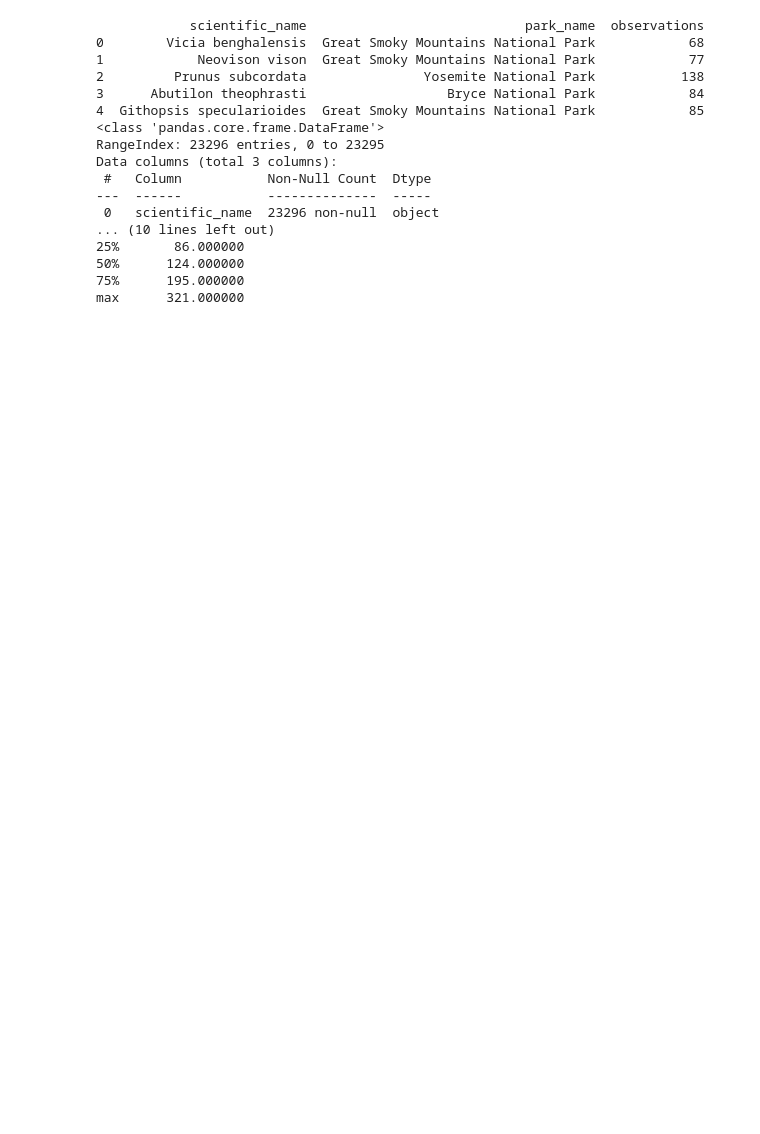
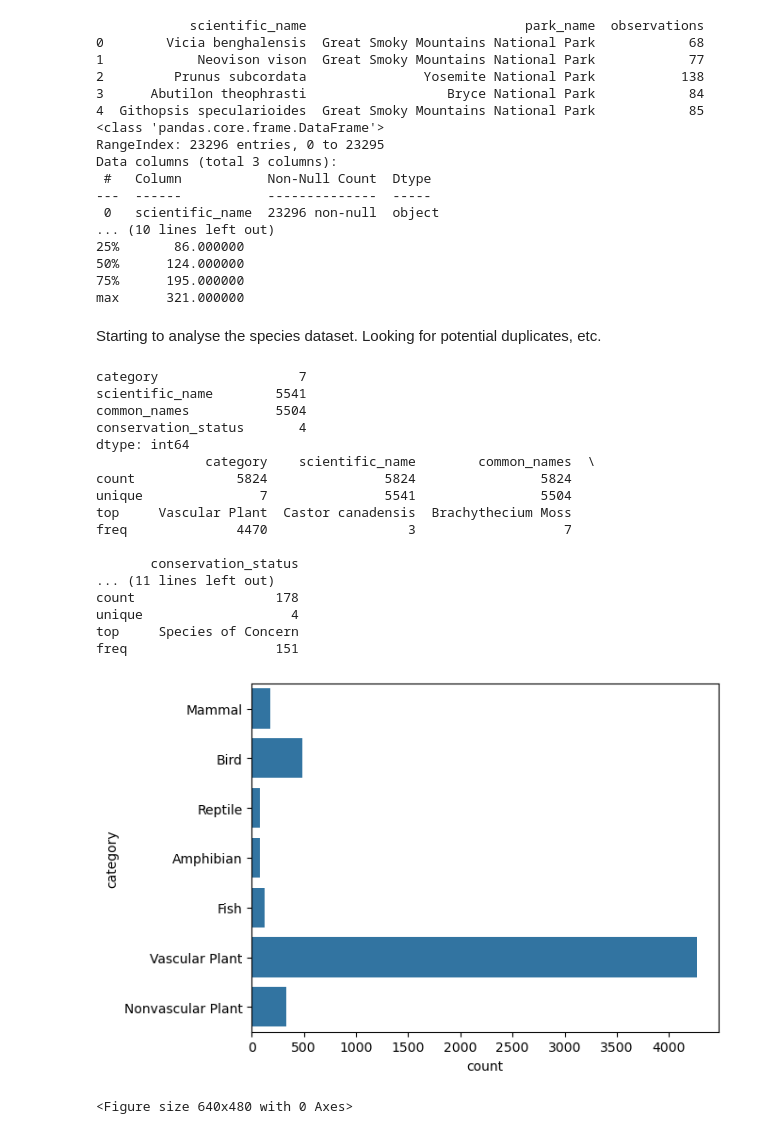
Before and after one commit to begg90/code_academy_projects, a Jupyter notebook: Biodiversity in National Parks/biodiversity.ipynb, the cells around one changed output. Drawn from its saved outputs; the diff is of its cells as text; code cells hidden in the pictures; blank space fills up the shorter version.

Commit message:
Update biodiversity.ipynb
Added some first graphs on the species dataset

```diff
--- a/Biodiversity in National Parks/biodiversity.ipynb
+++ b/Biodiversity in National Parks/biodiversity.ipynb
@@ -54,3 +55,36 @@ Data columns (total 3 columns):
 50%      124.000000
 75%      195.000000
 max      321.000000
+# %% [markdown]
+Starting to analyse the species dataset. Looking for potential duplicates, etc.
+# %%
+print(df_species.nunique())
+# df_species.drop_duplicates(subset = ['scientific_name'])
+print(df_species.describe(include='all'))
+
+df_species = df_species.drop_duplicates(subset=['scientific_name'])
+print(df_species.describe(include='all'))
+
+sns.countplot(df_species['category'])
+plt.show()
+plt.clf()
+# %% [output]
+category                  7
+scientific_name        5541
+common_names           5504
+conservation_status       4
+dtype: int64
+              category    scientific_name        common_names  \
+count             5824               5824                5824
+unique               7               5541                5504
+top     Vascular Plant  Castor canadensis  Brachythecium Moss
+freq              4470                  3                   7
+
+       conservation_status
+... (11 lines left out)
+count                  178
+unique                   4
+top     Species of Concern
+freq                   151
+[figure, added]
+<Figure size 640x480 with 0 Axes>
```
Also changed, not shown: parts of 8 cells of this notebook.
